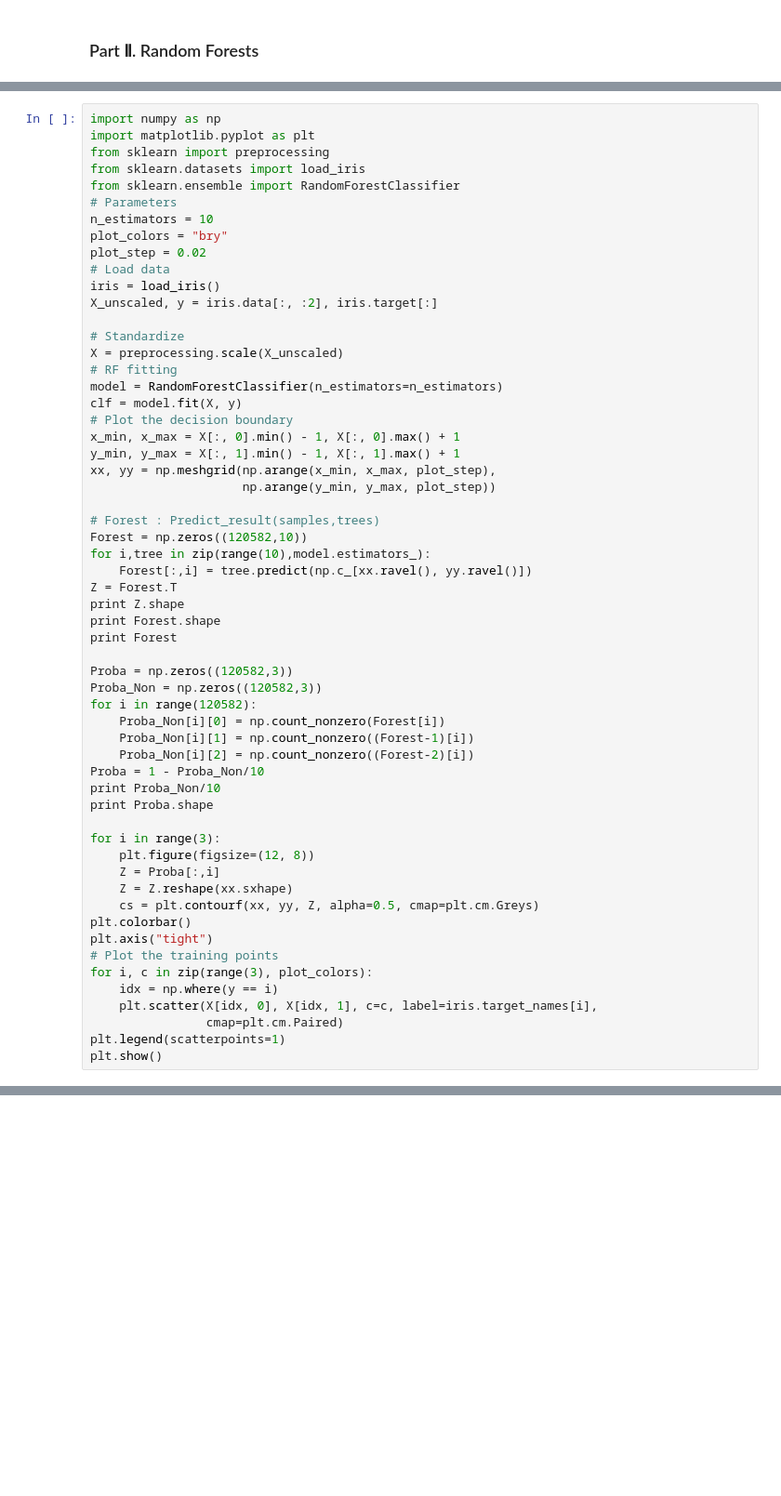
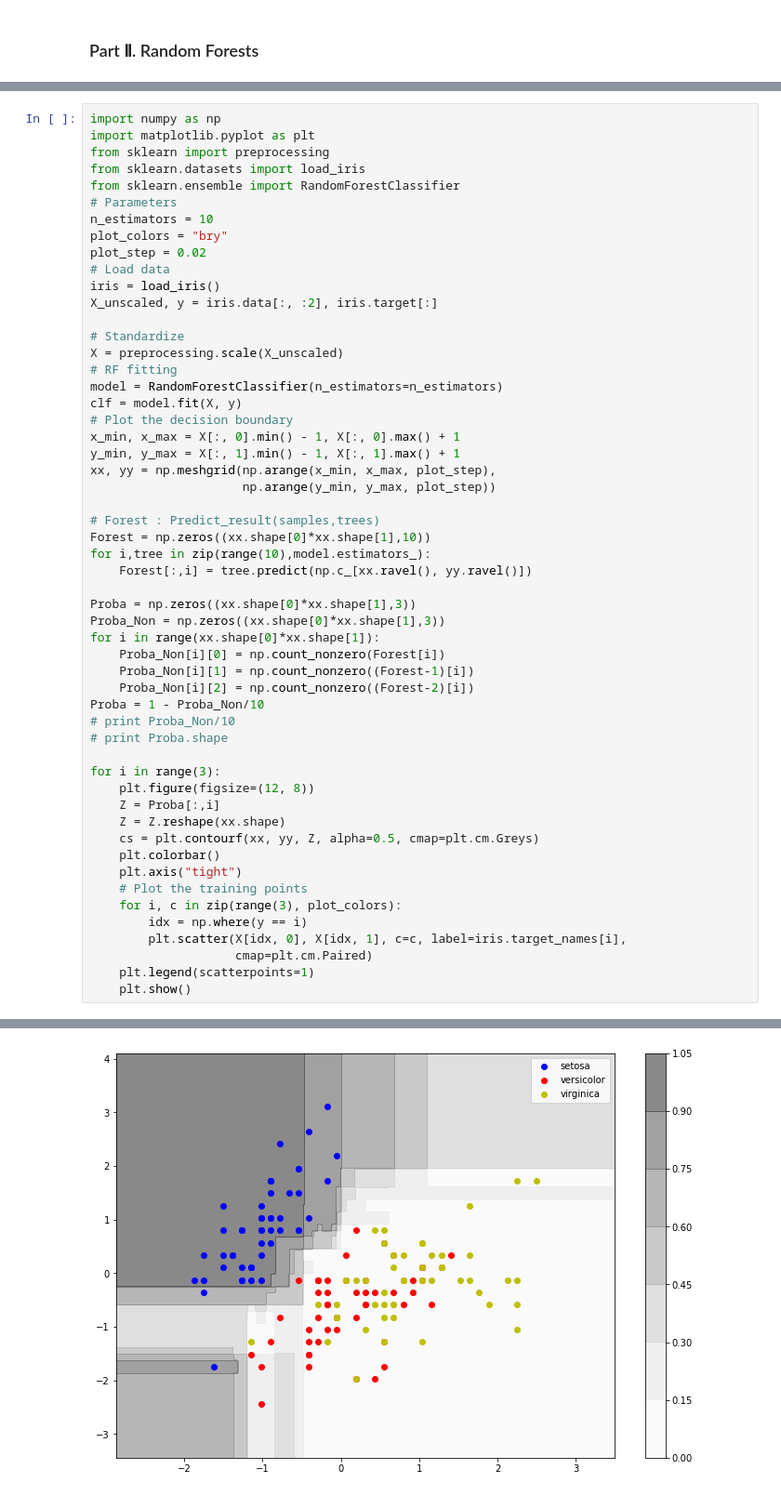
Before and after one commit to LI-Yanting/TP_random_forests, a Jupyter notebook: TP_Bagging_Random_Forests.ipynb, the cells around one changed output, grey strips where cells are left out. Shown at 93% size. Drawn from its saved outputs; the diff is of its cells as text; blank space fills up the shorter version.

```diff
--- a/TP_Bagging_Random_Forests.ipynb
+++ b/TP_Bagging_Random_Forests.ipynb
@@ -426,36 +376,32 @@ xx, yy = np.meshgrid(np.arange(x_min, x_max, plot_step),
                      np.arange(y_min, y_max, plot_step))
 
 # Forest : Predict_result(samples,trees)
-Forest = np.zeros((120582,10))
+Forest = np.zeros((xx.shape[0]*xx.shape[1],10))
 for i,tree in zip(range(10),model.estimators_):
     Forest[:,i] = tree.predict(np.c_[xx.ravel(), yy.ravel()])
-Z = Forest.T
-print Z.shape
-print Forest.shape
-print Forest
 
-Proba = np.zeros((120582,3))
-Proba_Non = np.zeros((120582,3))
-for i in range(120582):
+Proba = np.zeros((xx.shape[0]*xx.shape[1],3))
+Proba_Non = np.zeros((xx.shape[0]*xx.shape[1],3))
+for i in range(xx.shape[0]*xx.shape[1]):
     Proba_Non[i][0] = np.count_nonzero(Forest[i])
     Proba_Non[i][1] = np.count_nonzero((Forest-1)[i])
     Proba_Non[i][2] = np.count_nonzero((Forest-2)[i])
 Proba = 1 - Proba_Non/10
-print Proba_Non/10
-print Proba.shape
+# print Proba_Non/10
+# print Proba.shape
 
 for i in range(3):
     plt.figure(figsize=(12, 8))
     Z = Proba[:,i]
-    Z = Z.reshape(xx.sxhape)
+    Z = Z.reshape(xx.shape)
     cs = plt.contourf(xx, yy, Z, alpha=0.5, cmap=plt.cm.Greys)
-plt.colorbar()
-plt.axis("tight")
-# Plot the training points
-for i, c in zip(range(3), plot_colors):
-    idx = np.where(y == i)
-    plt.scatter(X[idx, 0], X[idx, 1], c=c, label=iris.target_names[i],
-                cmap=plt.cm.Paired)
-plt.legend(scatterpoints=1)
-plt.show()
+    plt.colorbar()
+    plt.axis("tight")
+    # Plot the training points
+    for i, c in zip(range(3), plot_colors):
+        idx = np.where(y == i)
+        plt.scatter(X[idx, 0], X[idx, 1], c=c, label=iris.target_names[i],
+                    cmap=plt.cm.Paired)
+    plt.legend(scatterpoints=1)
+    plt.show()
 # %% [output]
@@ -471,0 +408 @@ KeyboardInterrupt:
+[figure, added]
```
Also changed, not shown: parts of 31 cells of this notebook.
